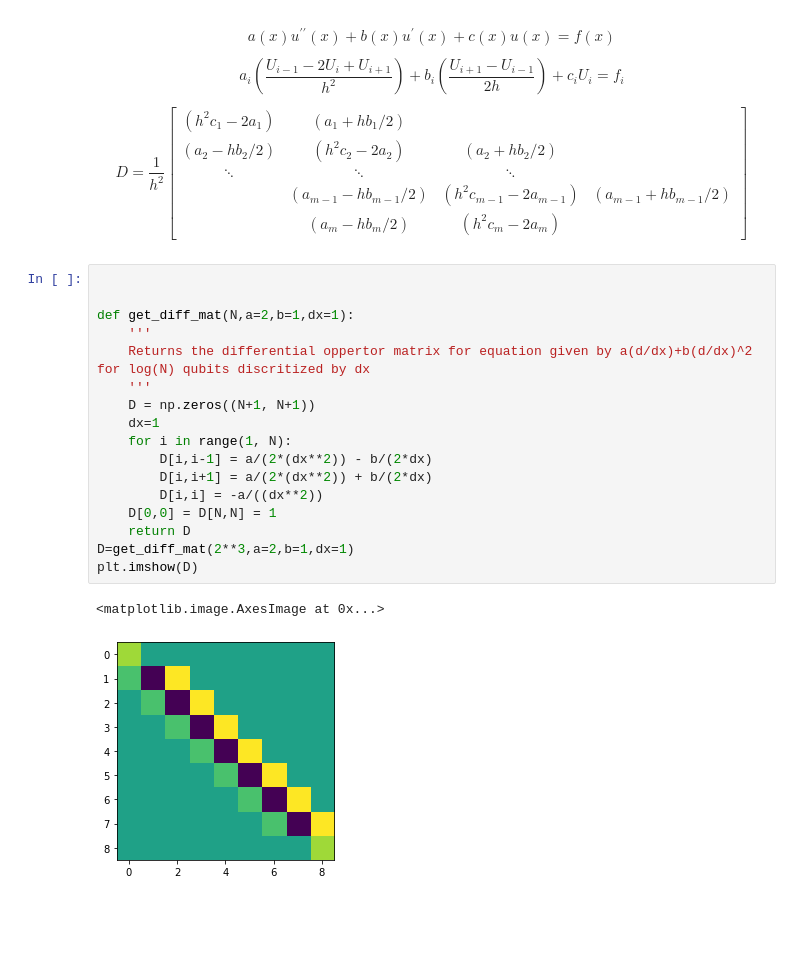
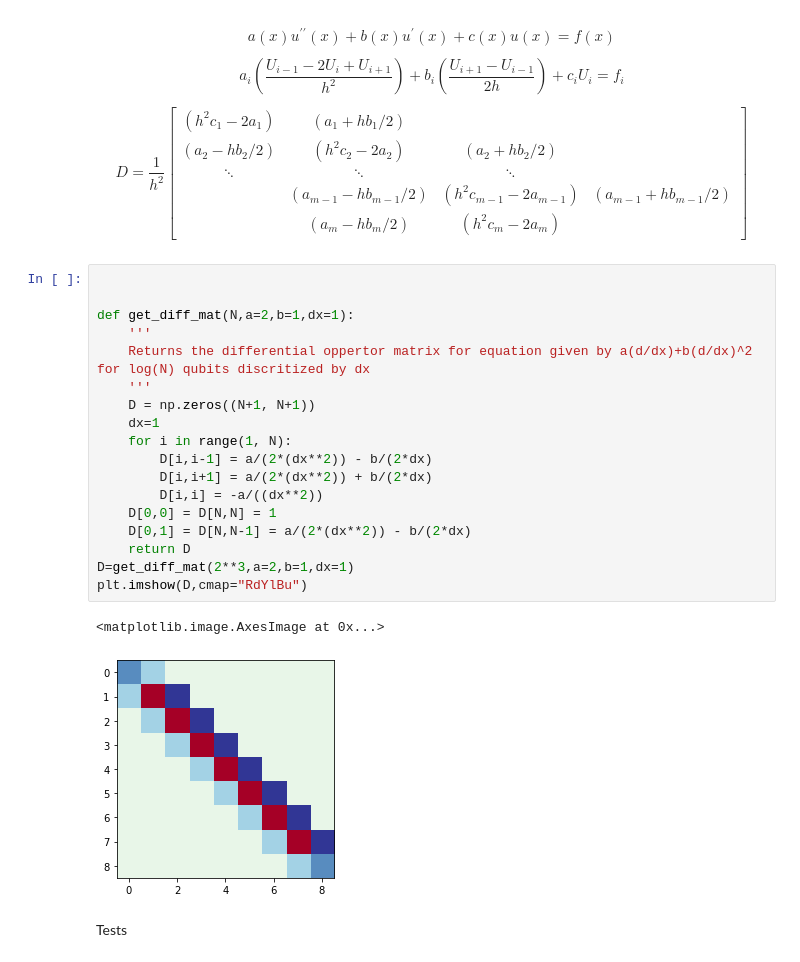
Before and after one commit to santoshkumarradha/stochastic-qc, a Jupyter notebook: Wick space evolution/implementation 2.ipynb, the cells around one changed output. Saved outputs shown, nothing was run; the diff lists cells and outputs as text; blank space fills up the shorter version.

```diff
--- a/Wick space evolution/implementation 2.ipynb
+++ b/Wick space evolution/implementation 2.ipynb
@@ -390,20 +392,23 @@ D=\frac{1}{h^{2}}\left[\begin{array}{cccc}\left(h^{2} c_{1}-2 a_{1}\right) & \le
 # %%
 
 
 def get_diff_mat(N,a=2,b=1,dx=1):
     '''
     Returns the differential oppertor matrix for equation given by a(d/dx)+b(d/dx)^2 for log(N) qubits discritized by dx
     '''
     D = np.zeros((N+1, N+1))
     dx=1
     for i in range(1, N):
         D[i,i-1] = a/(2*(dx**2)) - b/(2*dx)
         D[i,i+1] = a/(2*(dx**2)) + b/(2*dx)
         D[i,i] = -a/((dx**2))
     D[0,0] = D[N,N] = 1
+    D[0,1] = D[N,N-1] = a/(2*(dx**2)) - b/(2*dx)
     return D
 D=get_diff_mat(2**3,a=2,b=1,dx=1)
-plt.imshow(D)
+plt.imshow(D,cmap="RdYlBu")
 # %% [output]
 <matplotlib.image.AxesImage at 0x...>
-[figure, old version]
+[figure, new version]
+# %% [markdown]
+Tests
```
Also changed, not shown: parts of 16 cells of this notebook, 8 other files.
